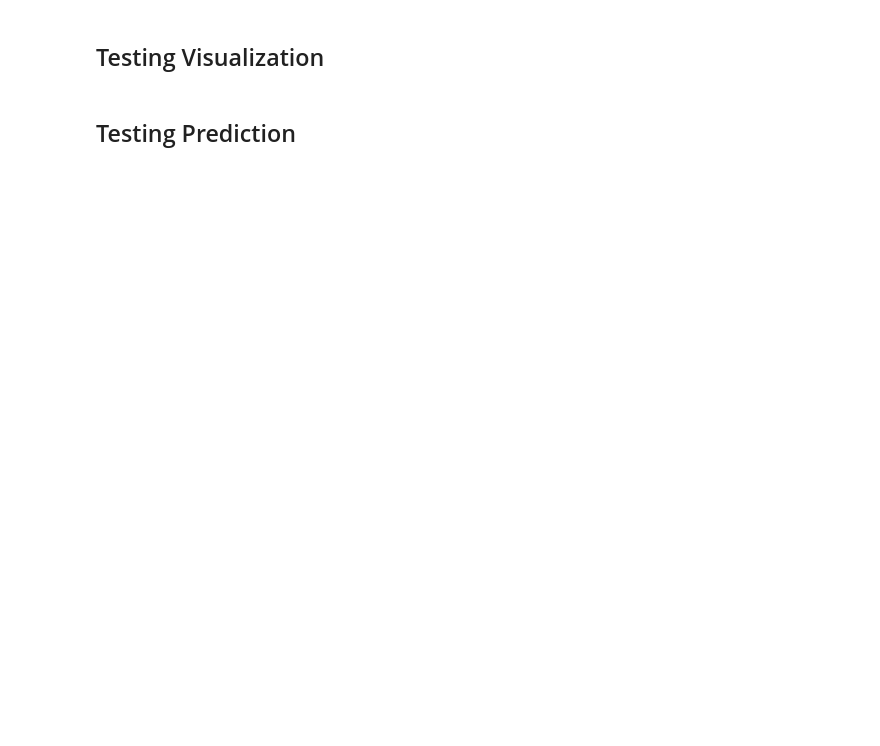
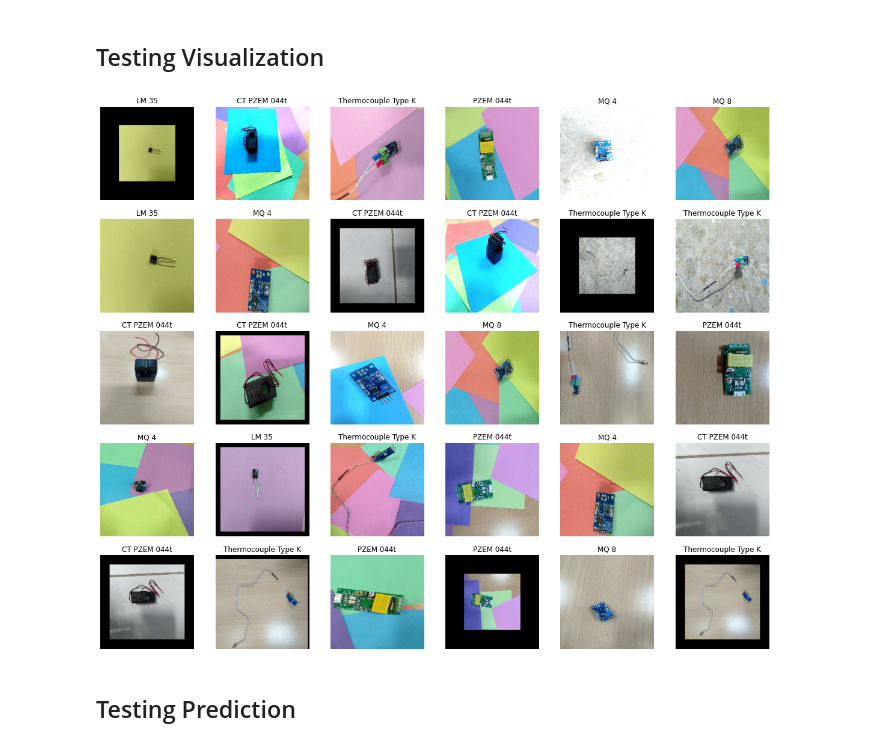
Before and after one commit to alfendio/Classify-Images-of-Sensor-EWS-Trafo, a Jupyter notebook: percobaan_8.ipynb, the cells around one changed output. Drawn from its saved outputs; the diff is of its cells as text; code cells hidden in the pictures; blank space fills up the shorter version.

```diff
--- a/percobaan_8.ipynb
+++ b/percobaan_8.ipynb
@@ -185,13 +197,15 @@ Test accuracy: 0.5714285969734192
 # %% [markdown]
 ## Testing Visualization
 # %%
-plt.figure(figsize=(10, 10))
+plt.figure(figsize=(20, 20))
 for images, labels in testing_ds.take(1):
-    for i in range(9):
-        ax = plt.subplot(3, 3, i + 1)
+    for i in range(30):
+        ax = plt.subplot(6, 6, i + 1)
         plt.imshow(images[i].numpy().astype("uint8"))
         plt.title(class_names[labels[i]])
         plt.axis("off")
+# %% [output]
+[figure, added]
 # %% [markdown]
 ## Testing Prediction
 # %%
```
Also changed, not shown: parts of 11 cells of this notebook.
